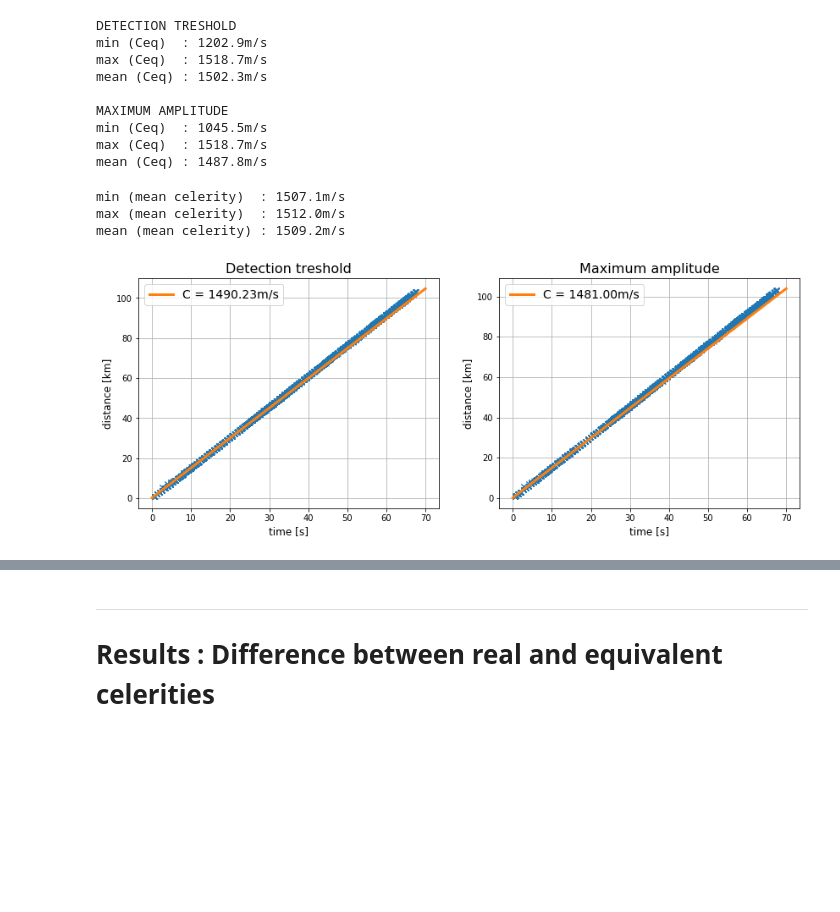
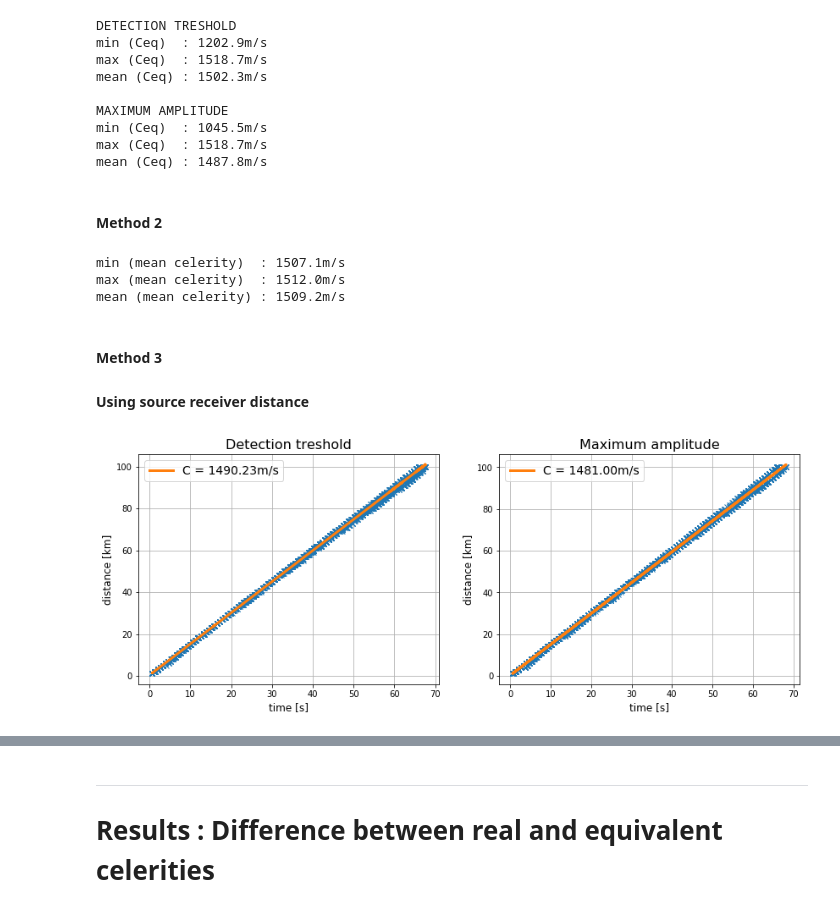
Before and after one commit to ponchama/Cognac_Acoustique, a Jupyter notebook: Bellhop/Equivalent_Celerity.ipynb, the cells around one changed output, grey strips where cells are left out. Saved outputs shown, nothing was run; the diff lists cells and outputs as text; code cells hidden in the pictures; blank space fills up the shorter version.

Commit message:
reorganization and new methods for equivalent celerity calculations

```diff
--- a/Bellhop/Equivalent_Celerity.ipynb
+++ b/Bellhop/Equivalent_Celerity.ipynb
@@ -215,6 +262,8 @@ MAXIMUM AMPLITUDE
 min (Ceq)  : 1045.5m/s
 max (Ceq)  : 1518.7m/s
 mean (Ceq) : 1487.8m/s
+# %% [markdown]
+#### Method 2
 # %%
 # Method 2 (mean celerity) : C_mean
 print('min (mean celerity)  : %.1fm/s' %np.min(C_mean[~np.isnan(C_mean)]))
@@ -224,43 +273,43 @@ print('mean (mean celerity) : %.1fm/s' %np.mean(C_mean[~np.isnan(C_mean)]))
 min (mean celerity)  : 1507.1m/s
 max (mean celerity)  : 1512.0m/s
 mean (mean celerity) : 1509.2m/s
+# %% [markdown]
+#### Method 3
+#### Using source receiver distance
 # %%
 # Method 3
-x = Tarr_T.flatten()                                  # time of arrival
-#y = Dist_real_T.flatten()/1000.                       # real travelled distance
-y = Dist_eq.flatten()/1000.                            # distance source-receiver
-res = np.polyfit(x[~np.isnan(x)],y[~np.isnan(x)],1)    # res[0] = slope
-C_reg_T = res[0]*1000.                                 # equivalent celerity
+t = Tarr_T.flatten()                                   # time of arrival
+d = Dist_eq.flatten()                                  # distance source-receiver
+res = np.polyfit(t[~np.isnan(t)],d[~np.isnan(t)],1)    # res[0] = slope
+C_reg_T = res[0]                                       # equivalent celerity
 
-xA = Tarr_A.flatten()
-#yA = Dist_real_A.flatten()/1000.
-yA = Dist_eq.flatten()/1000.
-resA = np.polyfit(xA[~np.isnan(xA)],yA[~np.isnan(xA)],1)
-C_reg_A = resA[0]*1000.
+tA = Tarr_A.flatten()
+resA = np.polyfit(tA[~np.isnan(tA)],d[~np.isnan(d)],1)
+C_reg_A = resA[0]
 # %%
 # Plot
 plt.figure(figsize=(14,5))
 plt.subplot(121)
-plt.plot(Tarr_T.flatten(), Dist_real_T.flatten()/1000.,'x')
-xreg = np.array([0,20,40,60,70])
-yreg = res[0]*xreg + res[1]
-plt.plot(xreg, yreg, label = 'C = %.2fm/s' %(res[0]*1000.), linewidth=3)
+plt.plot(Tarr_T.flatten(), Dist_eq.flatten()/1000.,'x')
+# linear regression
+yreg = res[0]*Tarr_T.flatten() + res[1]
+plt.plot(Tarr_T.flatten(), yreg/1000., label = 'C = %.2fm/s' %(res[0]), linewidth=3)
 plt.title('Detection treshold',fontsize=16)
 plt.xlabel('time [s]',fontsize=12)
 plt.ylabel('distance [km]',fontsize=12)
 plt.grid()
 plt.legend(fontsize=14)
-#plt.xlim([24,26]), plt.ylim([36,41])
 
 plt.subplot(122)
-plt.plot(Tarr_T.flatten(), Dist_real_T.flatten()/1000.,'x')
-yreg = resA[0]*xreg + resA[1]
-plt.plot(xreg, yreg, label = 'C = %.2fm/s' %(resA[0]*1000.), linewidth=3)
+plt.plot(Tarr_A.flatten(), Dist_eq.flatten()/1000.,'x')
+#linear regression
+yregA = resA[0]*Tarr_A.flatten()+ resA[1]
+plt.plot(Tarr_A.flatten(), yregA/1000., label = 'C = %.2fm/s' %(resA[0]), linewidth=3)
 plt.title('Maximum amplitude',fontsize=16)
 plt.xlabel('time [s]',fontsize=12)
 plt.ylabel('distance [km]',fontsize=12)
 plt.grid()
 plt.legend(fontsize=14)
 plt.show()
 # %% [output]
-[figure, old version]
+[figure, new version]
```
Also changed, not shown: parts of 21 cells of this notebook.
